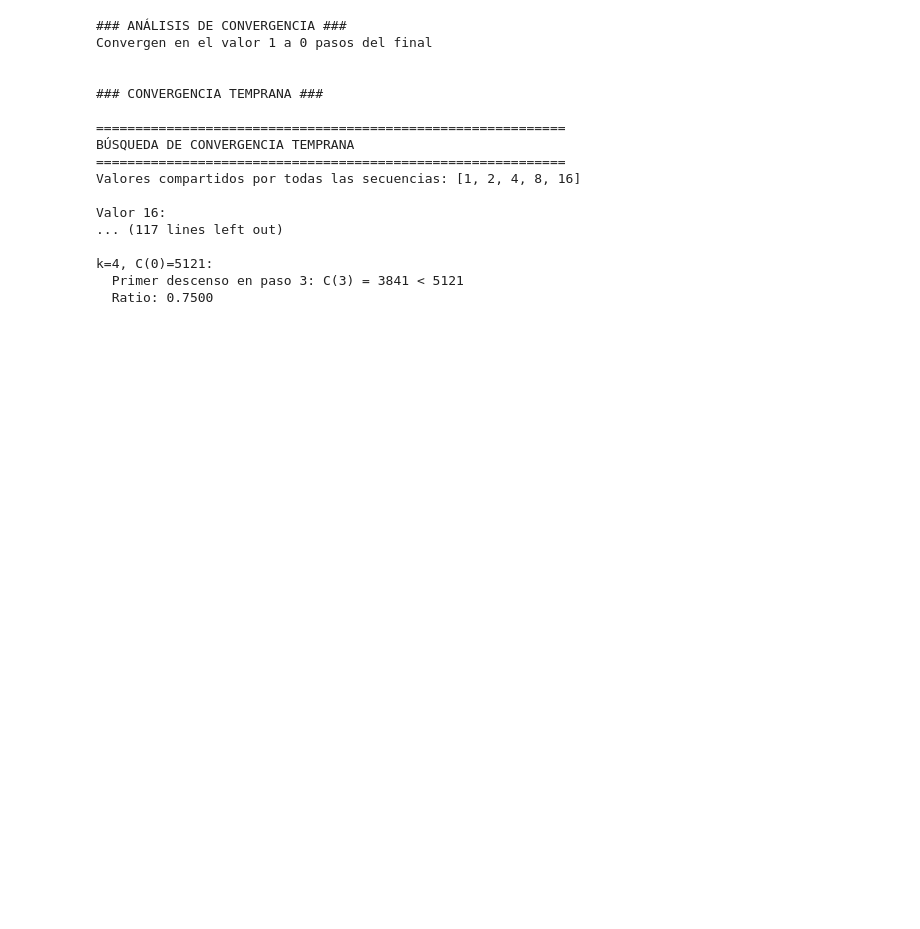
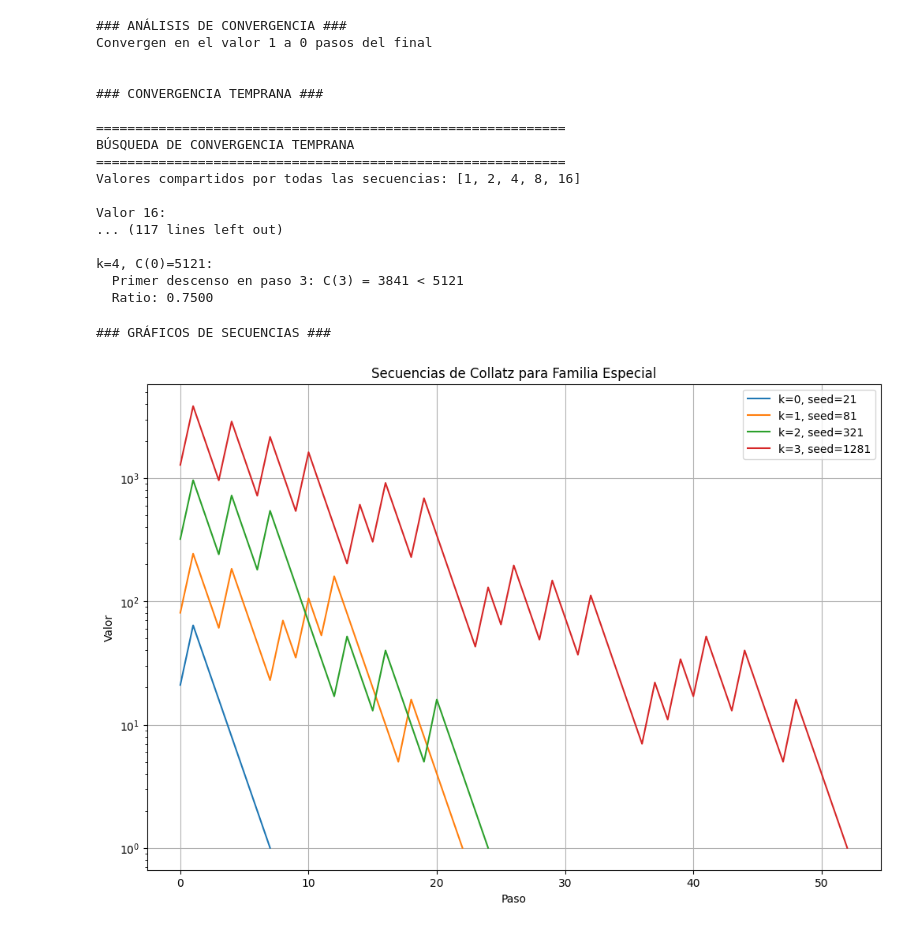
Before and after one commit to MartoBadi/lab_collatz_fractal_research, a Jupyter notebook: prueba.ipynb, the cells around one changed output. Saved outputs shown, nothing was run; the diff lists cells and outputs as text; code cells hidden in the pictures; blank space fills up the shorter version.

```diff
--- a/prueba.ipynb
+++ b/prueba.ipynb
@@ -359,3 +359,30 @@ Valor 16:
 k=4, C(0)=5121:
   Primer descenso en paso 3: C(3) = 3841 < 5121
   Ratio: 0.7500
+# %%
+import matplotlib.pyplot as plt
+
+def plot_sequences(k_values, z=0):
+    """
+    Grafica las secuencias de Collatz para múltiples k.
+    """
+    plt.figure(figsize=(12, 8))
+    for k in k_values:
+        seed = special_seed(k, z)
+        seq, _ = collatz_sequence(seed)
+        plt.plot(seq, label=f'k={k}, seed={seed}')
+
+    plt.xlabel('Paso')
+    plt.ylabel('Valor')
+    plt.title('Secuencias de Collatz para Familia Especial')
+    plt.legend()
+    plt.yscale('log')  # Escala logarítmica para mejor visualización
+    plt.grid(True)
+    plt.show()
+
+# Agregar al bloque if __name__ == "__main__":
+print("\n\n### GRÁFICOS DE SECUENCIAS ###")
+plot_sequences([0, 1, 2, 3], z=0)
+# %% [output]
+### GRÁFICOS DE SECUENCIAS ###
+[figure, added]
```
Also changed, not shown: parts of 22 cells of this notebook, 7 other files.
